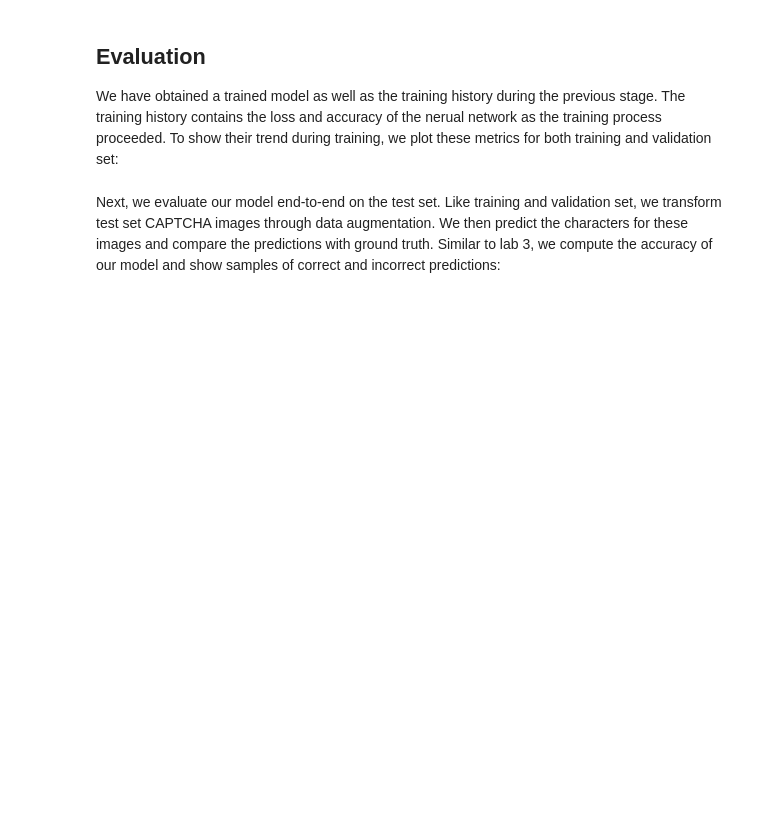
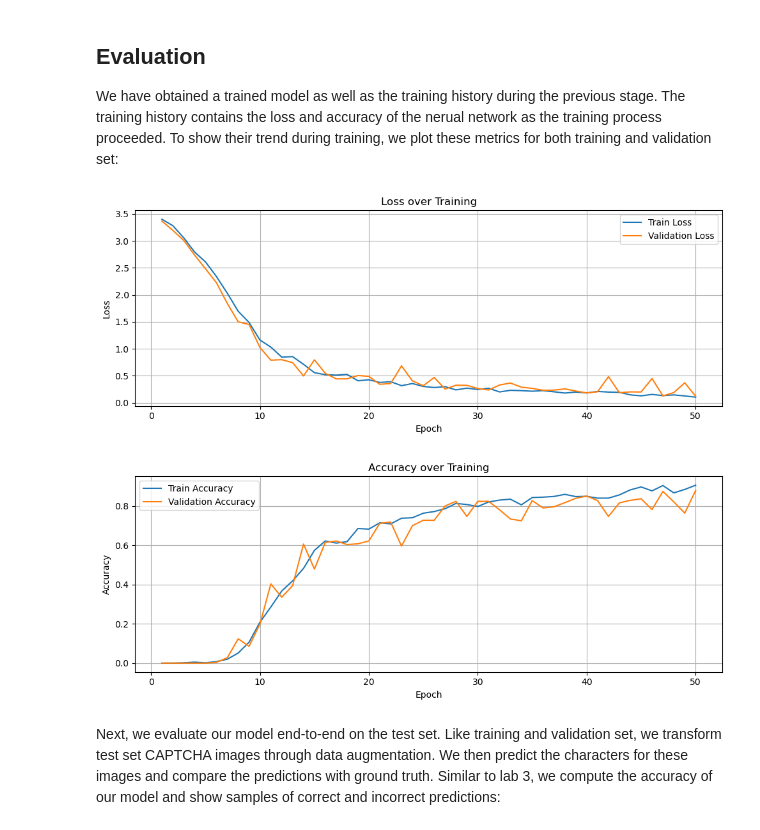
Before and after one commit to afrondozo/EE467, a Jupyter notebook: Assignment 2/homework_2_Aidan_Frondozo.ipynb, the cells around one changed output. Saved outputs shown, nothing was run; the diff lists cells and outputs as text; code cells hidden in the pictures; blank space fills up the shorter version.

```diff
--- a/Assignment 2/homework_2_Aidan_Frondozo.ipynb
+++ b/Assignment 2/homework_2_Aidan_Frondozo.ipynb
@@ -392,13 +448,40 @@ We have obtained a trained model as well as the training history during the prev
 # %%
 from matplotlib import pyplot as plt
 
 ## [ TODO ]
 # 1) Plot the loss of the model during training for both training set and validation set.
 #    (Hint: for history list of dicts, training loss is `history[epoch]["loss_train"]` and `history[epoch]["loss_vali"]`)
 # 2) Plot the accuracy of the model during training for both training set and validation set.
 #    (Hint: for history list of dicts, training accuracy is `history[epoch]["acc_train"]` and `history[epoch]["acc_vali"]`)
 #    (Note: plot all curves for the same metric on the same graph for comparison)
-raise NotImplementedError
+epochs = [h["epoch"] for h in history_basic]
+
+# Loss plot
+plt.figure(figsize=(10, 4))
+plt.plot(epochs, [h["loss_train"] for h in history_basic], label="Train Loss")
+plt.plot(epochs, [h["loss_vali"]  for h in history_basic], label="Validation Loss")
+plt.xlabel("Epoch")
+plt.ylabel("Loss")
+plt.title("Loss over Training")
+plt.legend()
+plt.grid(True)
+plt.tight_layout()
+plt.show()
+
+# Accuracy plot
+plt.figure(figsize=(10, 4))
+plt.plot(epochs, [h["acc_train"] for h in history_basic], label="Train Accuracy")
+plt.plot(epochs, [h["acc_vali"]  for h in history_basic], label="Validation Accuracy")
+plt.xlabel("Epoch")
+plt.ylabel("Accuracy")
+plt.title("Accuracy over Training")
+plt.legend()
+plt.grid(True)
+plt.tight_layout()
+plt.show()
+# %% [output]
+[figure, added]
+[figure, added]
 # %% [markdown]
 Next, we evaluate our model end-to-end on the test set. Like training and validation set, we transform test set CAPTCHA images through data augmentation. We then predict the characters for these images and compare the predictions with ground truth. Similar to lab 3, we compute the accuracy of our model and show samples of correct and incorrect predictions:
 # %%
```
Also changed, not shown: parts of 9 cells of this notebook, 1 other file.
